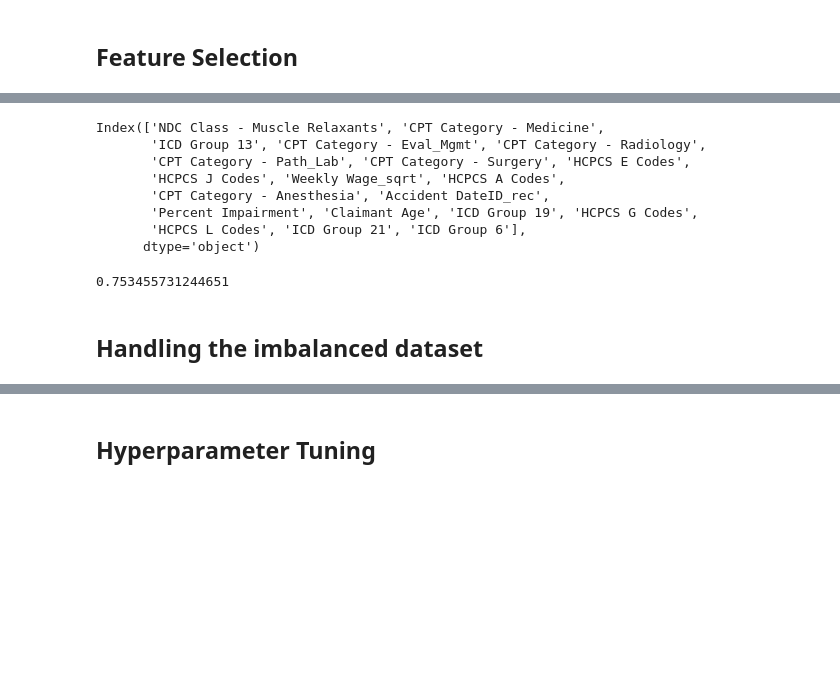
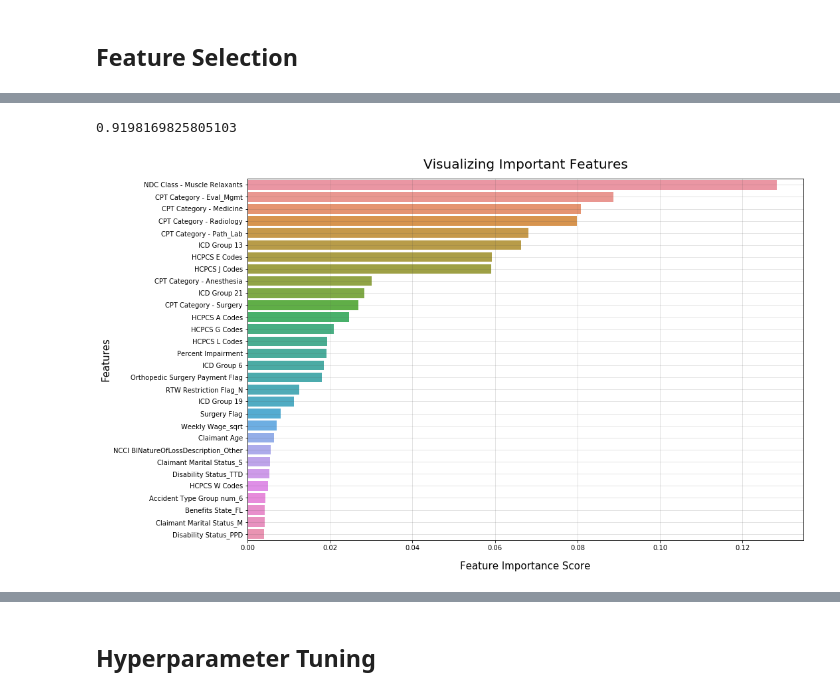
Before and after one commit to Kmysiak/Opioid_Classification, a Jupyter notebook: predicting_opioid_use.ipynb, the cells around one changed output, grey strips where cells are left out. Drawn from its saved outputs; the diff is of its cells as text; code cells hidden in the pictures; blank space fills up the shorter version.

```diff
--- a/predicting_opioid_use.ipynb
+++ b/predicting_opioid_use.ipynb
@@ -431,0 +709,6 @@ X_train_clean.info()
+# %%
+scaler = StandardScaler()
+scaler.fit(X_train_clean)
+
+X_train_std = scaler.transform(X_train_clean)
+X_test_std = scaler.transform(X_test_clean)
@@ -467,3 +746,3 @@ Index(['Claimant Age', 'Number Dependents', 'Percent Impairment',
 # %%
-X_train_clean_df = pd.DataFrame(X_train_scaled, columns=col_names)
-X_test_clean_df = pd.DataFrame(X_test_scaled, columns=col_names)
+X_train_std_df = pd.DataFrame(X_train_std, columns=col_names)
+X_test_std_df = pd.DataFrame(X_test_std, columns=col_names)
@@ -481,0 +801,3 @@ X_train_clean_df.head()
+# %%
+sm = SMOTE(sampling_strategy='auto', k_neighbors=5, random_state=42)
+X_train_std_sm, y_train_sm = sm.fit_resample(X_train_std_df, y_train)
@@ -484,7 +898,8 @@ X_train_clean_df.head()
 # %%
 rf_selector = RandomForestClassifier(n_estimators=100, random_state=SEED, n_jobs=-1)
 
-rf_selector.fit(X_train_clean_df, y_train)
-feature_imp = pd.Series(rf_selector.feature_importances_,index=X_train_clean_df.columns).sort_values(ascending=False)
-feature_imp
+rf_selector.fit(X_train_std_sm, y_train_sm)
+feature_imp = pd.Series(rf_selector.feature_importances_,
+                        index=X_train_std_df.columns).sort_values(ascending=False)
+feature_imp[:30]
 # %% [output]
@@ -508,16 +923,4 @@ Length: 158, dtype: float64
-# %%
-# These 20 feautres account for 76% of the variance.
-feature_imp[0:20].index
-# %% [output]
-Index(['NDC Class - Muscle Relaxants', 'CPT Category - Medicine',
-       'ICD Group 13', 'CPT Category - Eval_Mgmt', 'CPT Category - Radiology',
-       'CPT Category - Path_Lab', 'CPT Category - Surgery', 'HCPCS E Codes',
-       'HCPCS J Codes', 'Weekly Wage_sqrt', 'HCPCS A Codes',
-       'CPT Category - Anesthesia', 'Accident DateID_rec',
-       'Percent Impairment', 'Claimant Age', 'ICD Group 19', 'HCPCS G Codes',
-       'HCPCS L Codes', 'ICD Group 21', 'ICD Group 6'],
-      dtype='object')
 # %%
-sum(feature_imp[0:20])
+sum(feature_imp[0:30])
 # %% [output]
-0.753455731244651
+0.9198169825805103
@@ -539,11 +930,11 @@ X_test_rf = X_test_clean_df[['NDC Class - Muscle Relaxants', 'CPT Category - Med
 # %%
-plt.figure(figsize=(12,8))
-sns.barplot(x=feature_imp[0:20], y=feature_imp.index[0:20])
+plt.figure(figsize=(15,10))
+sns.barplot(x=feature_imp[0:30], y=feature_imp.index[0:30])
 # Add labels to your graph
-plt.xlabel('Feature Importance Score')
-plt.ylabel('Features')
-plt.title("Visualizing Important Features")
-plt.grid(b=False, which='major', color='#666666', linestyle='-', alpha=0.2)
+plt.xlabel('Feature Importance Score', fontsize=15, labelpad=15)
+plt.ylabel('Features', fontsize=15)
+plt.title("Visualizing Important Features", fontsize=20, pad=15)
+plt.grid(b=False, which='major', color='#555555', linestyle='-', alpha=0.2)
 plt.show()
+# %% [output]
+[figure, added]
-# %% [markdown]
-## Handling the imbalanced dataset
```
Also changed, not shown: parts of 88 cells of this notebook.
